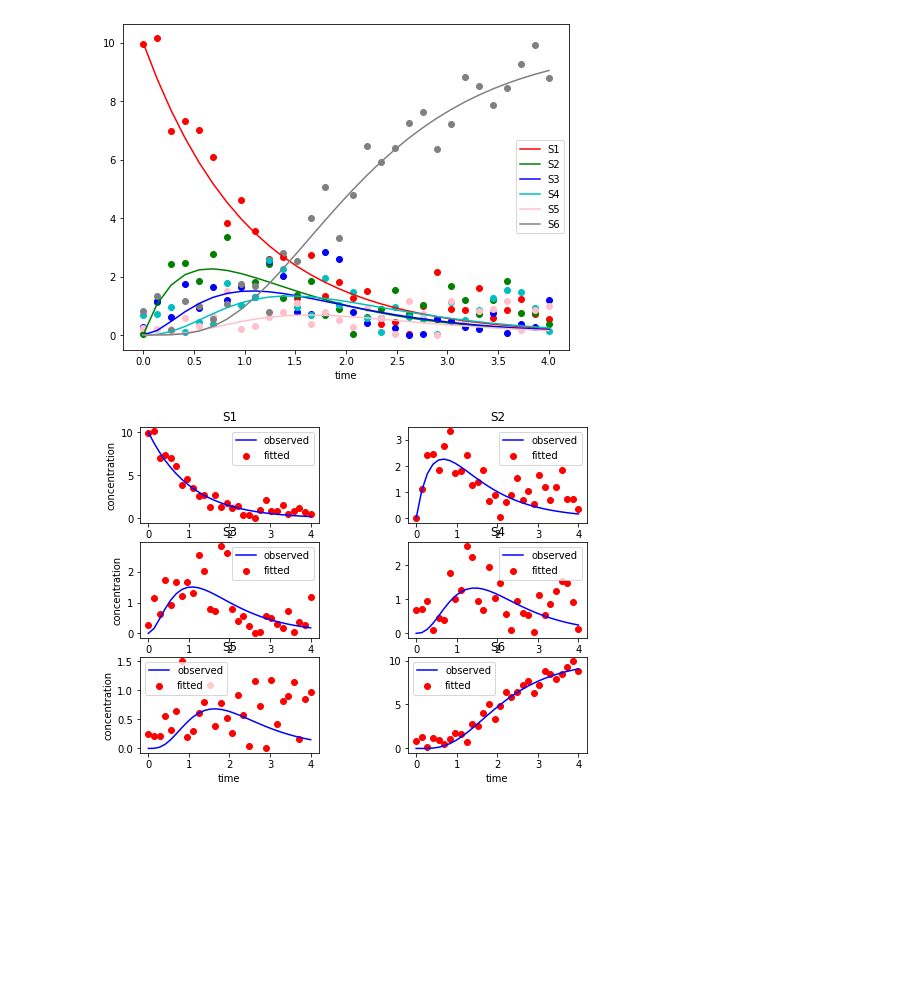
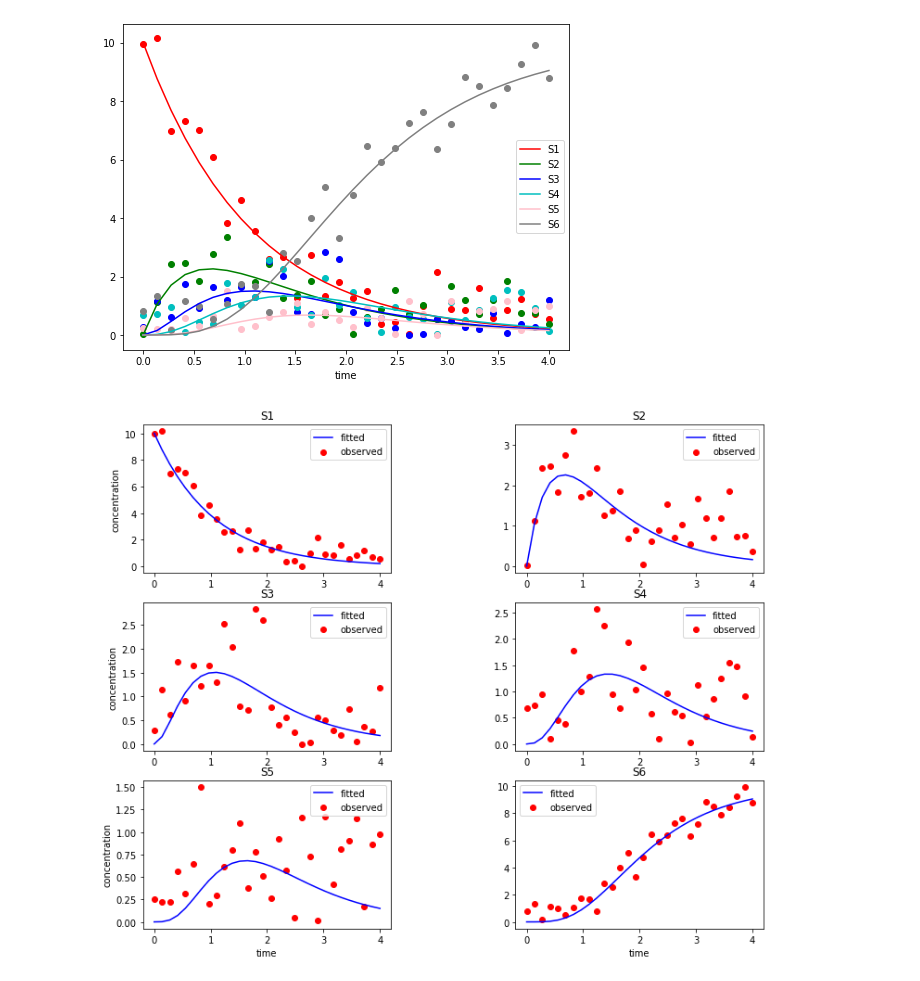
Before and after one commit to sys-bio/teUtils, a Jupyter notebook: teUtils/notebooks/Tutorial on Utilities for Model Fitting.ipynb, the cells around one changed output. Cells and saved outputs as stored; diff of their text form; code cells hidden in the pictures; blank space fills up the shorter version.

```diff
--- a/teUtils/notebooks/Tutorial on Utilities for Model Fitting.ipynb
+++ b/teUtils/notebooks/Tutorial on Utilities for Model Fitting.ipynb
@@ -514,6 +520,6 @@ fitter.plotFit(num_col=1, num_row=1, is_multiple=True)
 # %% [output]
 [figure]
 # %%
-fitter.plotFit(num_row=2, num_col=2)
+fitter.plotFitAll(num_row=2, num_col=2, figsize=(12, 10))
 # %% [output]
-[figure, old version]
+[figure, new version]
```
Also changed, not shown: parts of 8 cells of this notebook, 3 other files.
